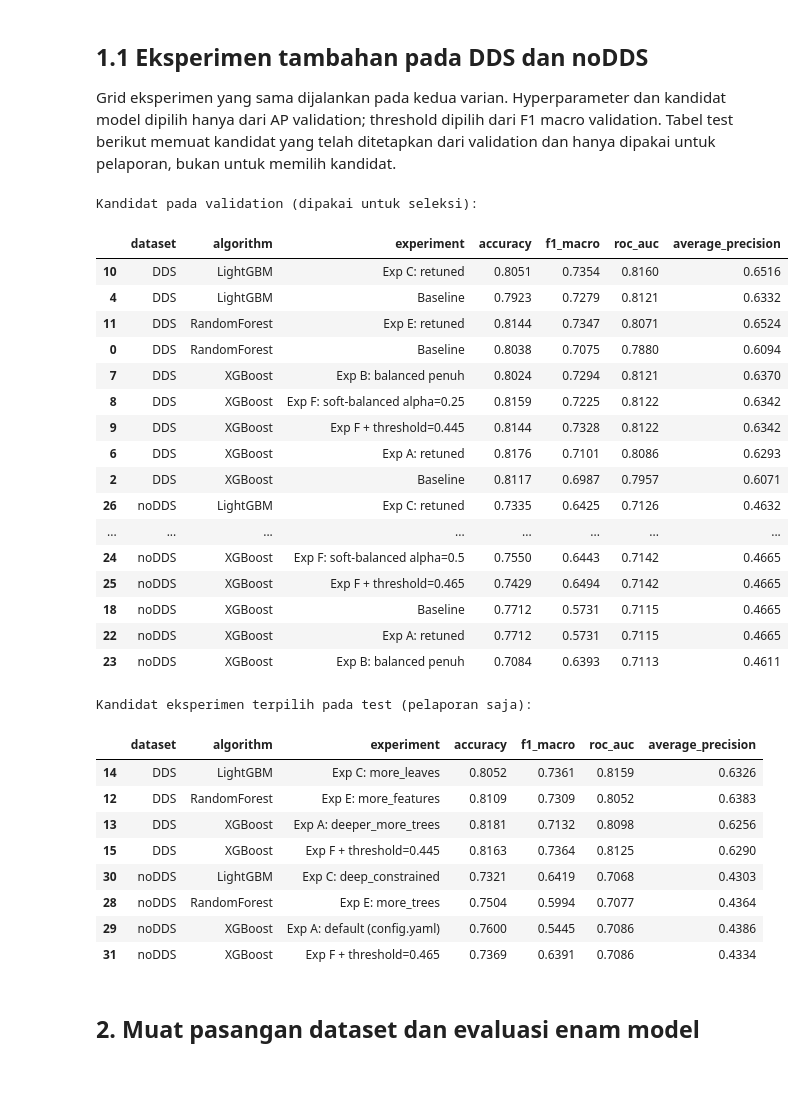
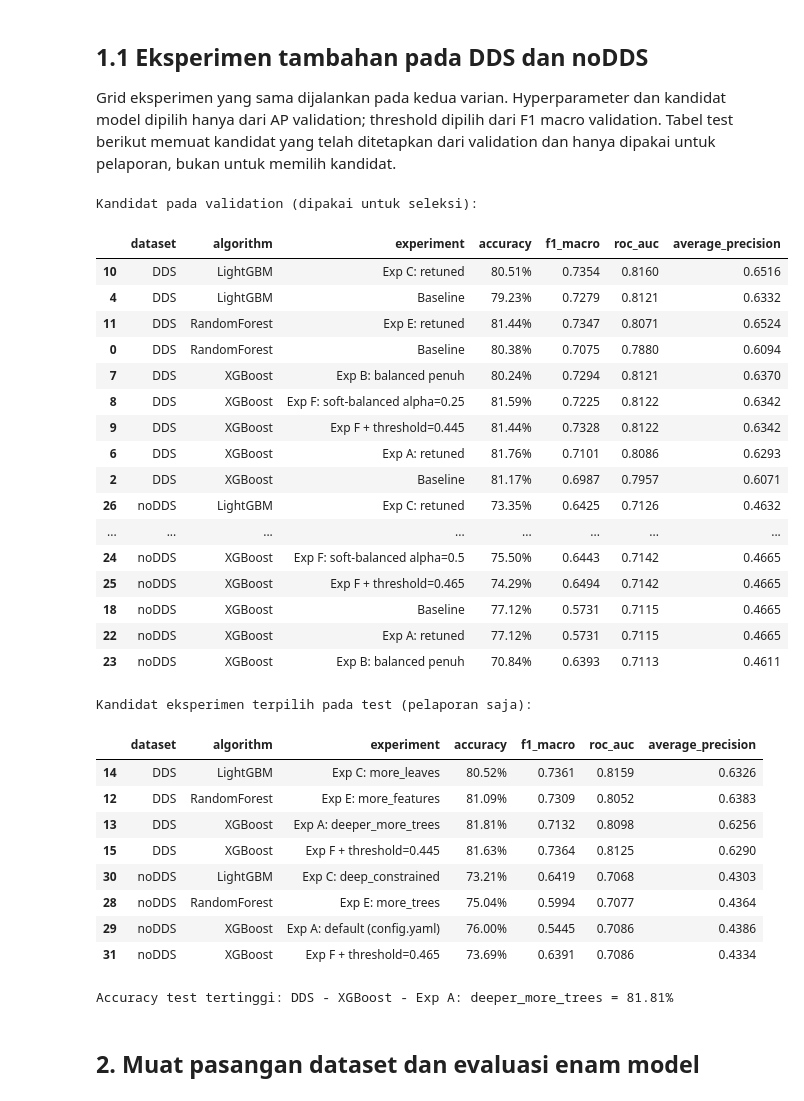
Before and after one commit to Cattelll/Bridge-Prediction, a Jupyter notebook: notebooks/07_final_evaluation.ipynb, the cells around one changed output. Saved outputs shown, nothing was run; the diff lists cells and outputs as text; code cells hidden in the pictures.

```diff
--- a/notebooks/07_final_evaluation.ipynb
+++ b/notebooks/07_final_evaluation.ipynb
@@ -107,44 +107,49 @@ Grid eksperimen yang sama dijalankan pada kedua varian. Hyperparameter dan kandi
 # %%
 paired_experiments = pd.read_csv(OUT / 'nb06_paired_experiments_results.csv')
 validation_experiments = paired_experiments[paired_experiments['split'] == 'validation'].copy()
 test_experiments = paired_experiments[
     (paired_experiments['split'] == 'test') & (paired_experiments['experiment'] != 'Baseline')
 ].copy()
 
 show_metrics = ['dataset', 'algorithm', 'experiment', 'accuracy', 'f1_macro', 'roc_auc', 'average_precision']
+metric_format = {'accuracy': '{:.2%}', 'f1_macro': '{:.4f}', 'roc_auc': '{:.4f}', 'average_precision': '{:.4f}'}
 print('Kandidat pada validation (dipakai untuk seleksi):')
-display(validation_experiments[show_metrics].sort_values(['dataset', 'algorithm', 'average_precision'], ascending=[True, True, False]).style.format({m:'{:.4f}' for m in ['accuracy','f1_macro','roc_auc','average_precision']}))
+display(validation_experiments[show_metrics].sort_values(['dataset', 'algorithm', 'average_precision'], ascending=[True, True, False]).style.format(metric_format))
 print('Kandidat eksperimen terpilih pada test (pelaporan saja):')
-display(test_experiments[show_metrics].sort_values(['dataset','algorithm']).style.format({m:'{:.4f}' for m in ['accuracy','f1_macro','roc_auc','average_precision']}))
+display(test_experiments[show_metrics].sort_values(['dataset','algorithm']).style.format(metric_format))
+
+top_test_candidate = test_experiments.loc[test_experiments['accuracy'].idxmax()]
+print("Accuracy test tertinggi: {} - {} - {} = {:.2%}".format(top_test_candidate['dataset'], top_test_candidate['algorithm'], top_test_candidate['experiment'], top_test_candidate['accuracy']))
 # %% [output]
 Kandidat pada validation (dipakai untuk seleksi):
 |  | dataset | algorithm | experiment | accuracy | f1_macro | roc_auc | average_precision |
-| 10 | DDS | LightGBM | Exp C: retuned | 0.8051 | 0.7354 | 0.8160 | 0.6516 |
-| 4 | DDS | LightGBM | Baseline | 0.7923 | 0.7279 | 0.8121 | 0.6332 |
-| 11 | DDS | RandomForest | Exp E: retuned | 0.8144 | 0.7347 | 0.8071 | 0.6524 |
-| 0 | DDS | RandomForest | Baseline | 0.8038 | 0.7075 | 0.7880 | 0.6094 |
-| 7 | DDS | XGBoost | Exp B: balanced penuh | 0.8024 | 0.7294 | 0.8121 | 0.6370 |
-| 8 | DDS | XGBoost | Exp F: soft-balanced alpha=0.25 | 0.8159 | 0.7225 | 0.8122 | 0.6342 |
-| 9 | DDS | XGBoost | Exp F + threshold=0.445 | 0.8144 | 0.7328 | 0.8122 | 0.6342 |
-| 6 | DDS | XGBoost | Exp A: retuned | 0.8176 | 0.7101 | 0.8086 | 0.6293 |
-| 2 | DDS | XGBoost | Baseline | 0.8117 | 0.6987 | 0.7957 | 0.6071 |
-| 26 | noDDS | LightGBM | Exp C: retuned | 0.7335 | 0.6425 | 0.7126 | 0.4632 |
+| 10 | DDS | LightGBM | Exp C: retuned | 80.51% | 0.7354 | 0.8160 | 0.6516 |
+| 4 | DDS | LightGBM | Baseline | 79.23% | 0.7279 | 0.8121 | 0.6332 |
+| 11 | DDS | RandomForest | Exp E: retuned | 81.44% | 0.7347 | 0.8071 | 0.6524 |
+| 0 | DDS | RandomForest | Baseline | 80.38% | 0.7075 | 0.7880 | 0.6094 |
+| 7 | DDS | XGBoost | Exp B: balanced penuh | 80.24% | 0.7294 | 0.8121 | 0.6370 |
+| 8 | DDS | XGBoost | Exp F: soft-balanced alpha=0.25 | 81.59% | 0.7225 | 0.8122 | 0.6342 |
+| 9 | DDS | XGBoost | Exp F + threshold=0.445 | 81.44% | 0.7328 | 0.8122 | 0.6342 |
+| 6 | DDS | XGBoost | Exp A: retuned | 81.76% | 0.7101 | 0.8086 | 0.6293 |
+| 2 | DDS | XGBoost | Baseline | 81.17% | 0.6987 | 0.7957 | 0.6071 |
+| 26 | noDDS | LightGBM | Exp C: retuned | 73.35% | 0.6425 | 0.7126 | 0.4632 |
 | ... | ... | ... | ... | ... | ... | ... | ... |
-| 24 | noDDS | XGBoost | Exp F: soft-balanced alpha=0.5 | 0.7550 | 0.6443 | 0.7142 | 0.4665 |
-| 25 | noDDS | XGBoost | Exp F + threshold=0.465 | 0.7429 | 0.6494 | 0.7142 | 0.4665 |
-| 18 | noDDS | XGBoost | Baseline | 0.7712 | 0.5731 | 0.7115 | 0.4665 |
-| 22 | noDDS | XGBoost | Exp A: retuned | 0.7712 | 0.5731 | 0.7115 | 0.4665 |
-| 23 | noDDS | XGBoost | Exp B: balanced penuh | 0.7084 | 0.6393 | 0.7113 | 0.4611 |
+| 24 | noDDS | XGBoost | Exp F: soft-balanced alpha=0.5 | 75.50% | 0.6443 | 0.7142 | 0.4665 |
+| 25 | noDDS | XGBoost | Exp F + threshold=0.465 | 74.29% | 0.6494 | 0.7142 | 0.4665 |
+| 18 | noDDS | XGBoost | Baseline | 77.12% | 0.5731 | 0.7115 | 0.4665 |
+| 22 | noDDS | XGBoost | Exp A: retuned | 77.12% | 0.5731 | 0.7115 | 0.4665 |
+| 23 | noDDS | XGBoost | Exp B: balanced penuh | 70.84% | 0.6393 | 0.7113 | 0.4611 |
 Kandidat eksperimen terpilih pada test (pelaporan saja):
 |  | dataset | algorithm | experiment | accuracy | f1_macro | roc_auc | average_precision |
-| 14 | DDS | LightGBM | Exp C: more_leaves | 0.8052 | 0.7361 | 0.8159 | 0.6326 |
-| 12 | DDS | RandomForest | Exp E: more_features | 0.8109 | 0.7309 | 0.8052 | 0.6383 |
-| 13 | DDS | XGBoost | Exp A: deeper_more_trees | 0.8181 | 0.7132 | 0.8098 | 0.6256 |
-| 15 | DDS | XGBoost | Exp F + threshold=0.445 | 0.8163 | 0.7364 | 0.8125 | 0.6290 |
-| 30 | noDDS | LightGBM | Exp C: deep_constrained | 0.7321 | 0.6419 | 0.7068 | 0.4303 |
-| 28 | noDDS | RandomForest | Exp E: more_trees | 0.7504 | 0.5994 | 0.7077 | 0.4364 |
-| 29 | noDDS | XGBoost | Exp A: default (config.yaml) | 0.7600 | 0.5445 | 0.7086 | 0.4386 |
-| 31 | noDDS | XGBoost | Exp F + threshold=0.465 | 0.7369 | 0.6391 | 0.7086 | 0.4334 |
+| 14 | DDS | LightGBM | Exp C: more_leaves | 80.52% | 0.7361 | 0.8159 | 0.6326 |
+| 12 | DDS | RandomForest | Exp E: more_features | 81.09% | 0.7309 | 0.8052 | 0.6383 |
+| 13 | DDS | XGBoost | Exp A: deeper_more_trees | 81.81% | 0.7132 | 0.8098 | 0.6256 |
+| 15 | DDS | XGBoost | Exp F + threshold=0.445 | 81.63% | 0.7364 | 0.8125 | 0.6290 |
+| 30 | noDDS | LightGBM | Exp C: deep_constrained | 73.21% | 0.6419 | 0.7068 | 0.4303 |
+| 28 | noDDS | RandomForest | Exp E: more_trees | 75.04% | 0.5994 | 0.7077 | 0.4364 |
+| 29 | noDDS | XGBoost | Exp A: default (config.yaml) | 76.00% | 0.5445 | 0.7086 | 0.4386 |
+| 31 | noDDS | XGBoost | Exp F + threshold=0.465 | 73.69% | 0.6391 | 0.7086 | 0.4334 |
+Accuracy test tertinggi: DDS - XGBoost - Exp A: deeper_more_trees = 81.81%
 # %% [markdown]
 ## 2. Muat pasangan dataset dan evaluasi enam model
 # %%
```
Also changed, not shown: parts of 2 cells of this notebook, 6 other files.
